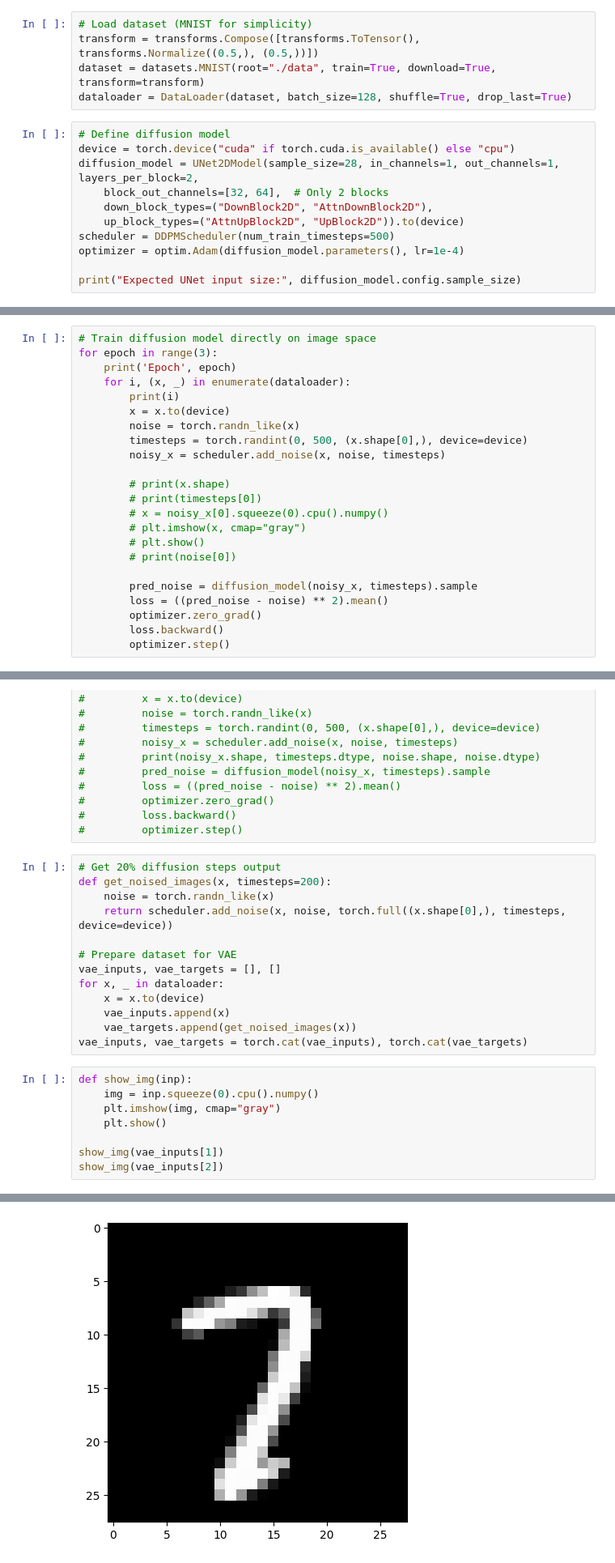
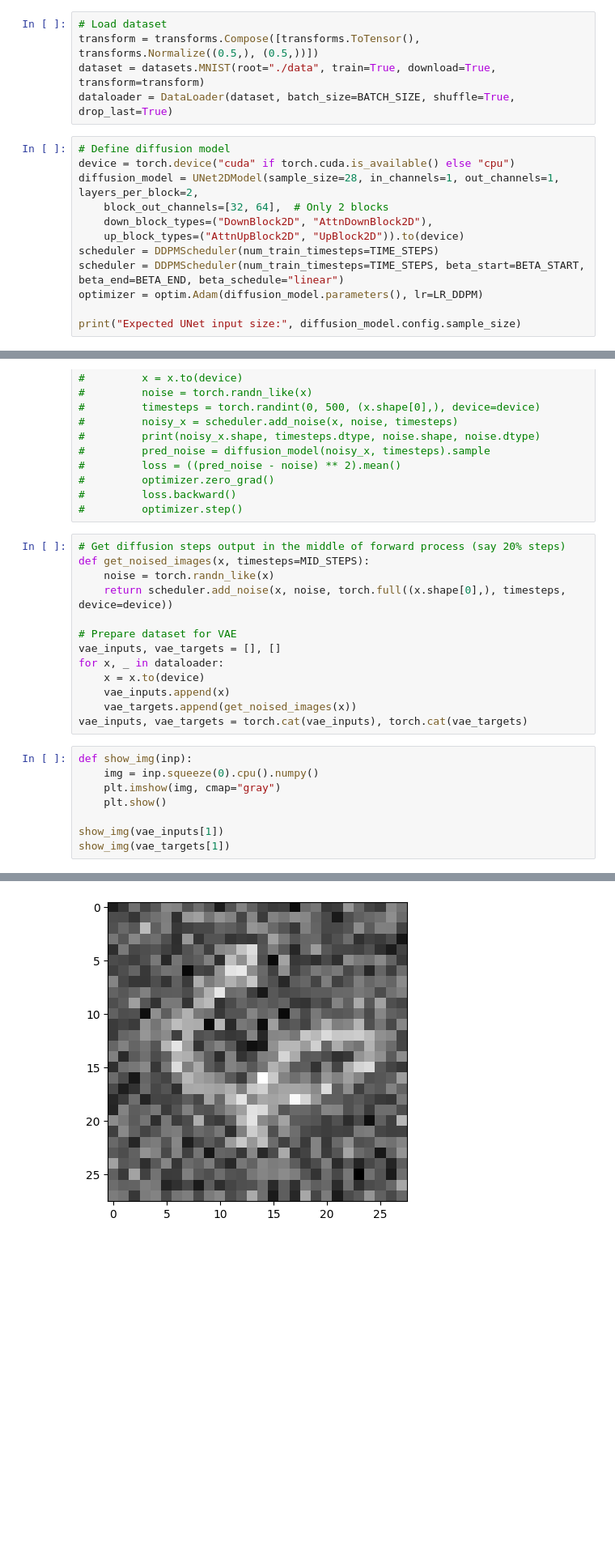
Before and after one commit to TYCN129/CV-2025, a Jupyter notebook: vae-diffusion.ipynb, the cells around one changed output, grey strips where cells are left out. Shown at 81% size. Saved outputs shown, nothing was run; the diff lists cells and outputs as text; blank space fills up the shorter version.

Commit message:
Updated scheduling, training and plotting

```diff
--- a/vae-diffusion.ipynb
+++ b/vae-diffusion.ipynb
@@ -10,8 +19,8 @@ import matplotlib.pyplot as plt
 # %%
-# Load dataset (MNIST for simplicity)
+# Load dataset
 transform = transforms.Compose([transforms.ToTensor(), transforms.Normalize((0.5,), (0.5,))])
 dataset = datasets.MNIST(root="./data", train=True, download=True, transform=transform)
-dataloader = DataLoader(dataset, batch_size=128, shuffle=True, drop_last=True)
+dataloader = DataLoader(dataset, batch_size=BATCH_SIZE, shuffle=True, drop_last=True)
 # %%
 # Define diffusion model
 device = torch.device("cuda" if torch.cuda.is_available() else "cpu")
@@ -19,8 +28,9 @@ diffusion_model = UNet2DModel(sample_size=28, in_channels=1, out_channels=1, lay
     block_out_channels=[32, 64],  # Only 2 blocks
     down_block_types=("DownBlock2D", "AttnDownBlock2D"),
     up_block_types=("AttnUpBlock2D", "UpBlock2D")).to(device)
-scheduler = DDPMScheduler(num_train_timesteps=500)
-optimizer = optim.Adam(diffusion_model.parameters(), lr=1e-4)
+scheduler = DDPMScheduler(num_train_timesteps=TIME_STEPS)
+scheduler = DDPMScheduler(num_train_timesteps=TIME_STEPS, beta_start=BETA_START, beta_end=BETA_END, beta_schedule="linear")
+optimizer = optim.Adam(diffusion_model.parameters(), lr=LR_DDPM)
 
 print("Expected UNet input size:", diffusion_model.config.sample_size)
 # %% [output]
@@ -31,23 +37,0 @@ Compile with `TORCH_USE_CUDA_DSA` to enable device-side assertions.
-# %%
-# Train diffusion model directly on image space
-for epoch in range(3):
-    print('Epoch', epoch)
-    for i, (x, _) in enumerate(dataloader):
-        print(i)
-        x = x.to(device)
-        noise = torch.randn_like(x)
-        timesteps = torch.randint(0, 500, (x.shape[0],), device=device)
-        noisy_x = scheduler.add_noise(x, noise, timesteps)
-
-        # print(x.shape)
-        # print(timesteps[0])
-        # x = noisy_x[0].squeeze(0).cpu().numpy()
-        # plt.imshow(x, cmap="gray")
-        # plt.show()
-        # print(noise[0])
-
-        pred_noise = diffusion_model(noisy_x, timesteps).sample
-        loss = ((pred_noise - noise) ** 2).mean()
-        optimizer.zero_grad()
-        loss.backward()
-        optimizer.step()
@@ -74,8 +199,8 @@ Compile with `TORCH_USE_CUDA_DSA` to enable device-side assertions.
 #         loss.backward()
 #         optimizer.step()
 # %%
-# Get 20% diffusion steps output
-def get_noised_images(x, timesteps=200):
+# Get diffusion steps output in the middle of forward process (say 20% steps)
+def get_noised_images(x, timesteps=MID_STEPS):
     noise = torch.randn_like(x)
     return scheduler.add_noise(x, noise, torch.full((x.shape[0],), timesteps, device=device))
 
@@ -93,5 +218,5 @@ def show_img(inp):
     plt.show()
 
 show_img(vae_inputs[1])
-show_img(vae_inputs[2])
+show_img(vae_targets[1])
 # %% [output]
@@ -99,4 +224,4 @@ show_img(vae_inputs[2])
-[figure, old version]
+[figure, new version]
 # %%
 # Define simple VAE
 class VAE(nn.Module):
```
Also changed, not shown: parts of 11 cells of this notebook.
